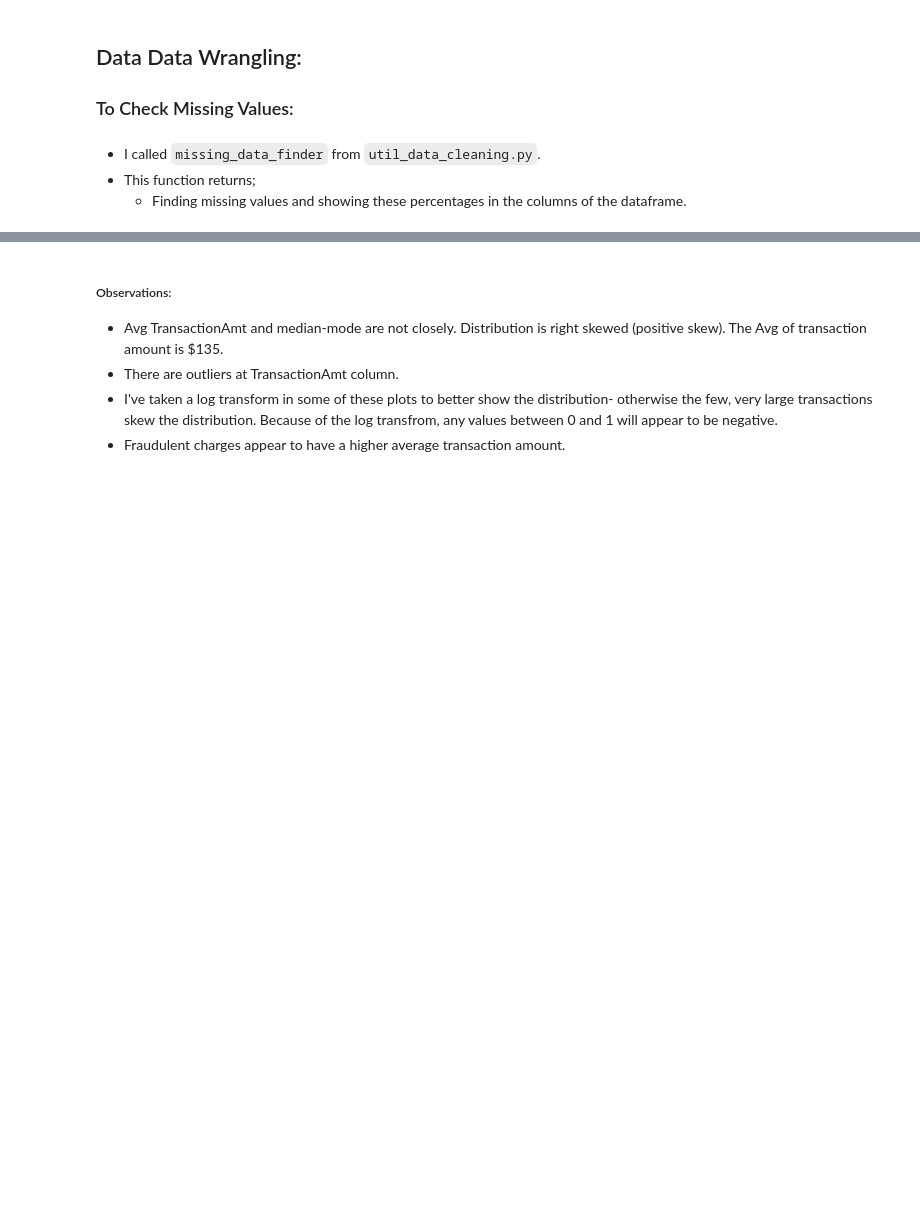
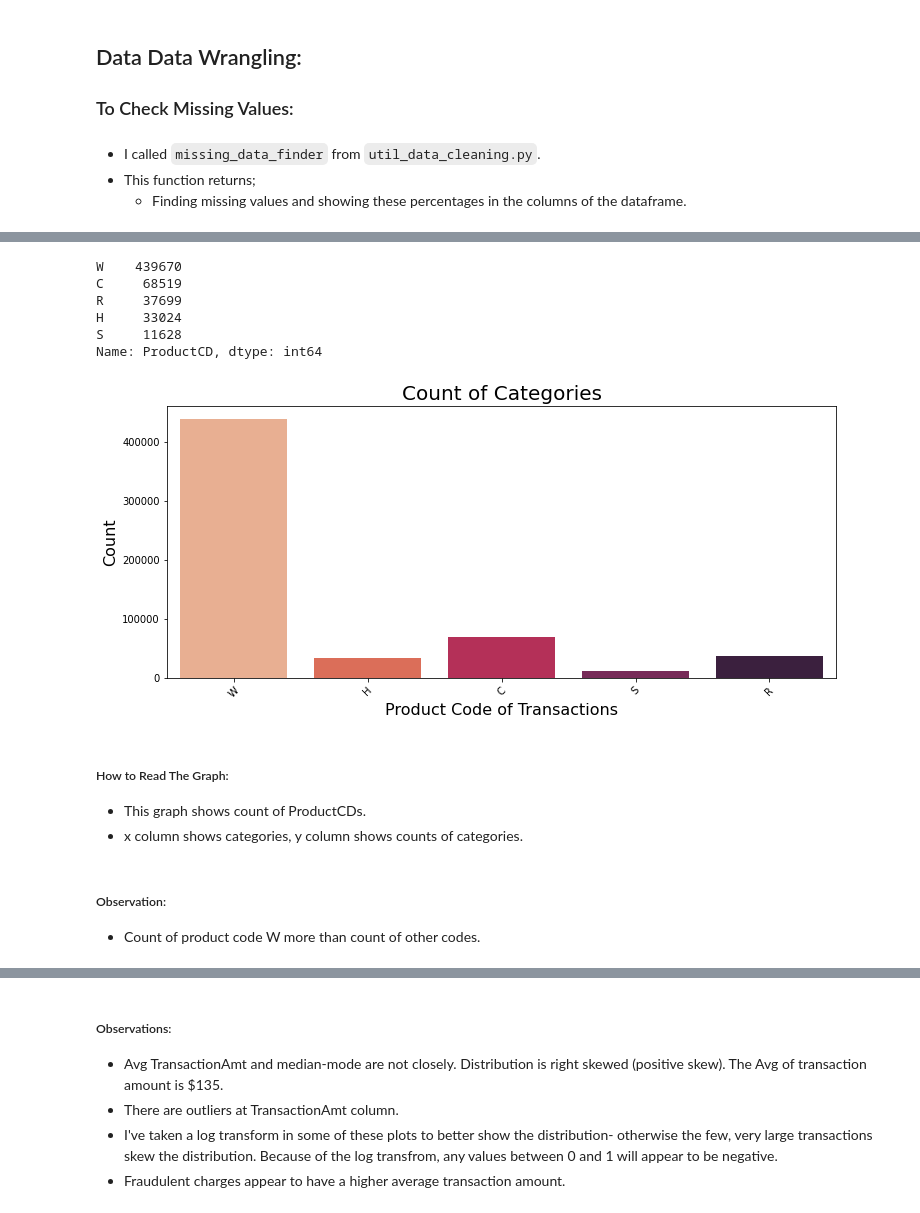
Before and after one commit to ElifKarakutukDinc/IEEE-CIS-Fraud-Detection, a Jupyter notebook: EDA.ipynb, the cells around one changed output, grey strips where cells are left out. Saved outputs shown, nothing was run; the diff lists cells and outputs as text; code cells hidden in the pictures; blank space fills up the shorter version.

```diff
--- a/EDA.ipynb
+++ b/EDA.ipynb
@@ -355,0 +321,27 @@ Mean transaction amt for non-fraud is 134.5117
+# %%
+train_transaction.ProductCD.value_counts()
+# %% [output]
+W    439670
+C     68519
+R     37699
+H     33024
+S     11628
+Name: ProductCD, dtype: int64
+# %%
+countplot_viz(
+    train_transaction,
+    "ProductCD",
+    "Product Code of Transactions",
+    "Count",
+    "Count of Categories",
+    palette="rocket_r",
+)
+# %% [output]
+[figure, added]
+# %% [markdown]
+##### How to Read The Graph:
+* This graph shows count of ProductCDs.
+* x column shows categories, y column shows counts of categories.
+# %% [markdown]
+##### Observation:
+* Count of product code W more than count of other codes.
```
Also changed, not shown: parts of 55 cells of this notebook.
